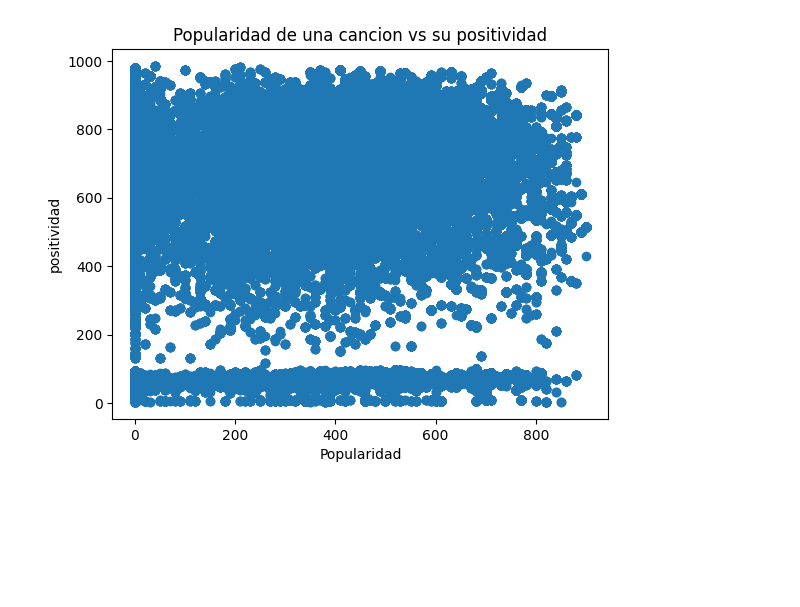
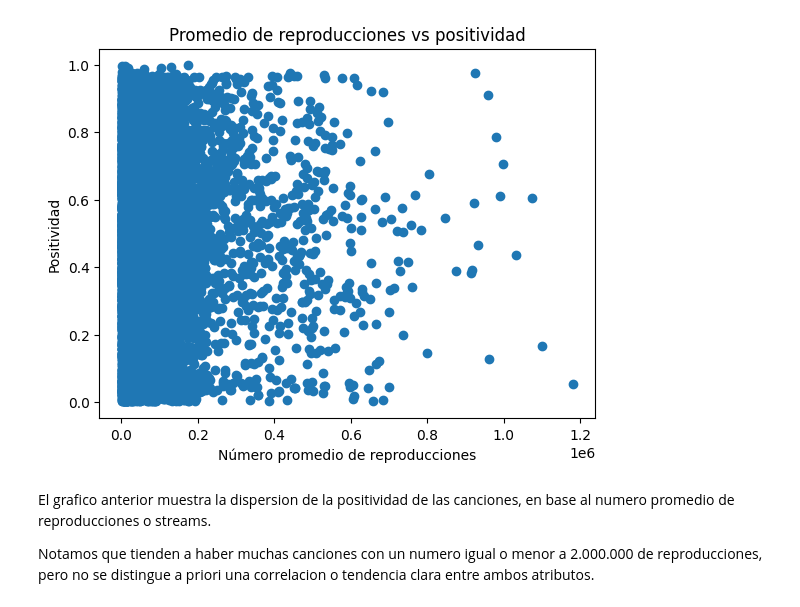
Before and after one commit to diego5714/Insight_Alchemist, a Jupyter notebook: dataset_filtrado.ipynb, the cells around one changed output. Saved outputs shown, nothing was run; the diff lists cells and outputs as text; code cells hidden in the pictures; blank space fills up the shorter version.

```diff
--- a/dataset_filtrado.ipynb
+++ b/dataset_filtrado.ipynb
@@ -1,6 +31,22 @@
 # %%
 import pandas as pd
 
-df_spotify = pd.read_excel('dataset_filtrado.xlsx')
+df_spotify = pd.read_excel('Spotify.xlsx')
+
+#Ajustamos columnas para contraarrestar error de formato en archivo xlsx
+df_spotify['duration_ms'] = df_spotify['duration_ms']/10
+df_spotify['popularity'] = df_spotify['popularity']/10
+df_spotify['streams'] = df_spotify['streams']/10
+df_spotify['af_danceability'] = df_spotify['af_danceability']/1000
+df_spotify['af_energy'] = df_spotify['af_energy']/1000
+df_spotify['af_key'] = df_spotify['af_key']/10
+df_spotify['af_loudness'] = df_spotify['af_loudness']/1000
+df_spotify['af_speechiness'] = df_spotify['af_speechiness']/1000
+df_spotify['af_acousticness'] = df_spotify['af_acousticness']/1000
+df_spotify['af_instrumentalness'] = df_spotify['af_instrumentalness']/1000
+df_spotify['af_liveness'] = df_spotify['af_liveness']/1000
+df_spotify['af_valence'] = df_spotify['af_valence']/1000
+df_spotify['af_tempo'] = df_spotify['af_tempo']/1000
+df_spotify['af_time_signature'] = df_spotify['af_time_signature']/10
 # %%
 df_spotify.shape
@@ -33,0 +158,4 @@ df_spotify_no_na.describe()
+# %%
+#agrupamos por titulo, y sacamos promedio de streams
+df_title_streams_promedio = df_spotify.groupby('title').agg({'streams': 'mean', 'af_valence': 'first'}).sort_values(by='streams', ascending=False).reset_index()
+df_title_streams_promedio
@@ -34,16 +176,20 @@ df_spotify_no_na.describe()
 # %%
 #Grafico de dispersion entre streams y positividad
 import matplotlib.pyplot as plt
 
-popularity = df_spotify_no_na["popularity"]
-positividad = df_spotify_no_na["af_valence"]
+streams = df_title_streams_promedio["streams"]
+positividad = df_title_streams_promedio["af_valence"]
 
-plt.scatter(popularity, bailabilidad)
+plt.scatter(streams, positividad)
 
-plt.xlabel('Popularidad')
-plt.ylabel('positividad')
-plt.title('Popularidad de una cancion vs su positividad')
+plt.xlabel('Número promedio de reproducciones')
+plt.ylabel('Positividad')
+plt.title('Promedio de reproducciones vs positividad')
 
 plt.show()
 # %% [output]
-[figure, old version]
+[figure, new version]
+# %% [markdown]
+El grafico anterior muestra la dispersion de la positividad de las canciones, en base al numero promedio de reproducciones o streams.
+
+Notamos que tienden a haber muchas canciones con un numero igual o menor a 2.000.000 de reproducciones, pero no se distingue a priori una correlacion o tendencia clara entre ambos atributos.
```
Also changed, not shown: parts of 27 cells of this notebook, 4 other files.
